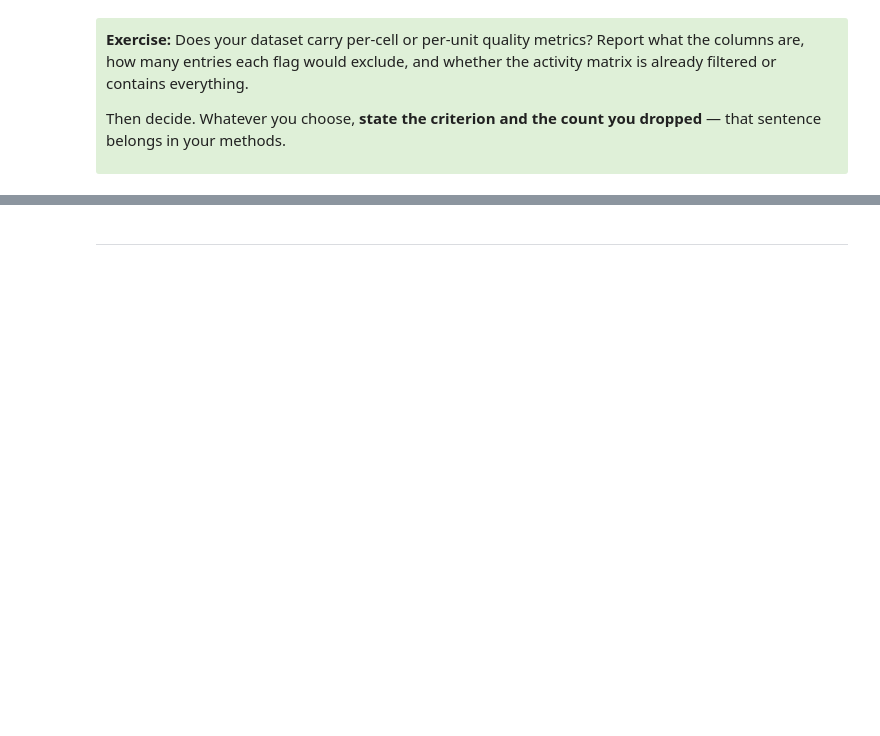
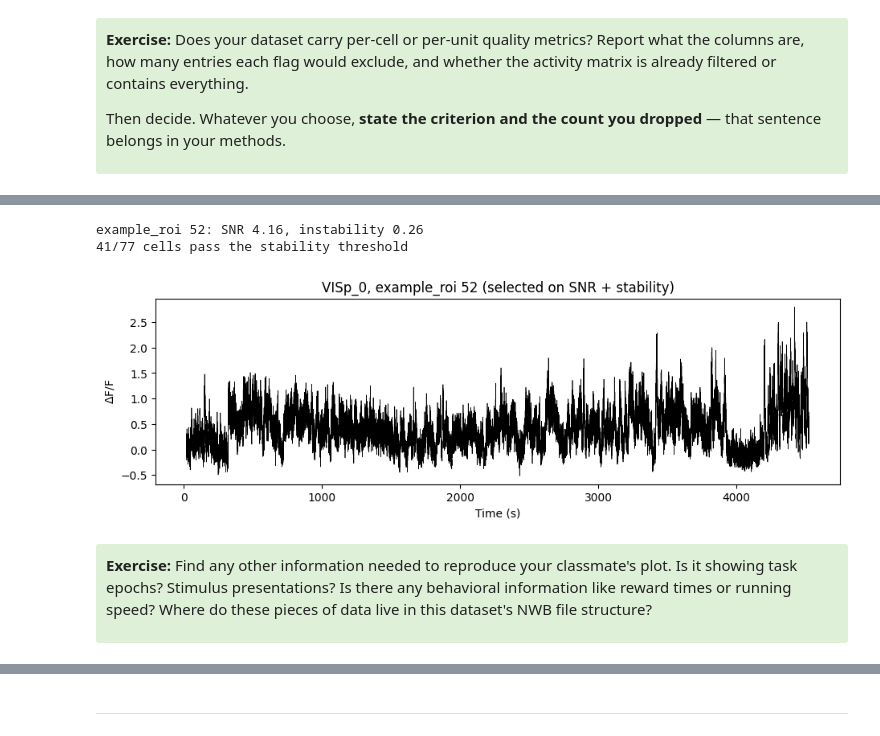
Before and after one commit to AllenSWDB/SWDB_Data_Intro, a Jupyter notebook: code/solutions/ProblemSet-Solutions-VisualLearning.ipynb, the cells around one changed output, grey strips where cells are left out. Saved outputs shown, nothing was run; the diff lists cells and outputs as text; code cells hidden in the pictures; blank space fills up the shorter version.

```diff
--- a/code/solutions/ProblemSet-Solutions-VisualLearning.ipynb
+++ b/code/solutions/ProblemSet-Solutions-VisualLearning.ipynb
@@ -762,0 +611,38 @@ interchangeable would mix task-driven licking and reward into a stimulus analysi
+# %%
+# SELECTION RULE: highest signal-to-noise among cells whose baseline is stable.
+snr = (np.percentile(dff_after_qc[:, usable_cells], 99, axis=0)
+       / np.std(dff_after_qc[:, usable_cells], axis=0))
+
+# A cell can have a high ratio because it is reliably active, or because its
+# baseline wanders. Compare block means across the session to tell them apart.
+blocks = np.array_split(np.arange(len(ts)), 8)
+block_means = np.array([dff_after_qc[b][:, usable_cells].mean(axis=0) for b in blocks])
+instability = block_means.std(axis=0) / dff_after_qc[:, usable_cells].std(axis=0)
+
+stable = np.flatnonzero(instability < 0.35)
+pick = stable[np.argmax(snr[stable])]
+example_roi = int(usable_cells[pick])
+
+print(f'example_roi {example_roi}: SNR {snr[pick]:.2f}, instability {instability[pick]:.2f}')
+print(f'{len(stable)}/{len(usable_cells)} cells pass the stability threshold')
+# %% [output]
+example_roi 52: SNR 4.16, instability 0.26
+41/77 cells pass the stability threshold
+# %%
+fig, ax = plt.subplots(figsize=(11, 3))
+ax.plot(ts, dff_after_qc[:, example_roi], 'k', lw=0.5)
+ax.set_xlabel('Time (s)')
+ax.set_ylabel(r'$\Delta$F/F')
+ax.set_title(f'{plane}, example_roi {example_roi} (selected on SNR + stability)')
+plt.show()
+# %% [output]
+[figure, added]
+# %% [markdown]
+<div style="background: #DFF0D8; border-radius: 3px; padding: 10px;">
+
+**Exercise:** Find any other information needed to reproduce your classmate's plot.
+Is it showing task epochs? Stimulus presentations?
+Is there any behavioral information like reward times or running speed?
+Where do these pieces of data live in this dataset's NWB file structure?
+
+</div>
```
Also changed, not shown: parts of 243 cells of this notebook, 6 other files.
